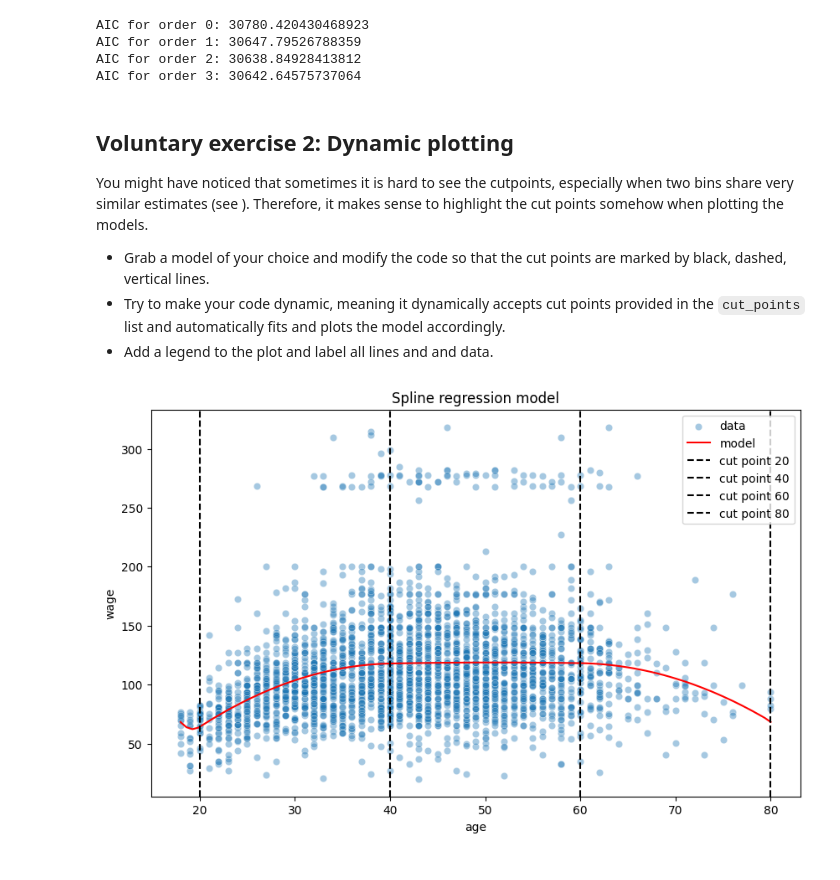
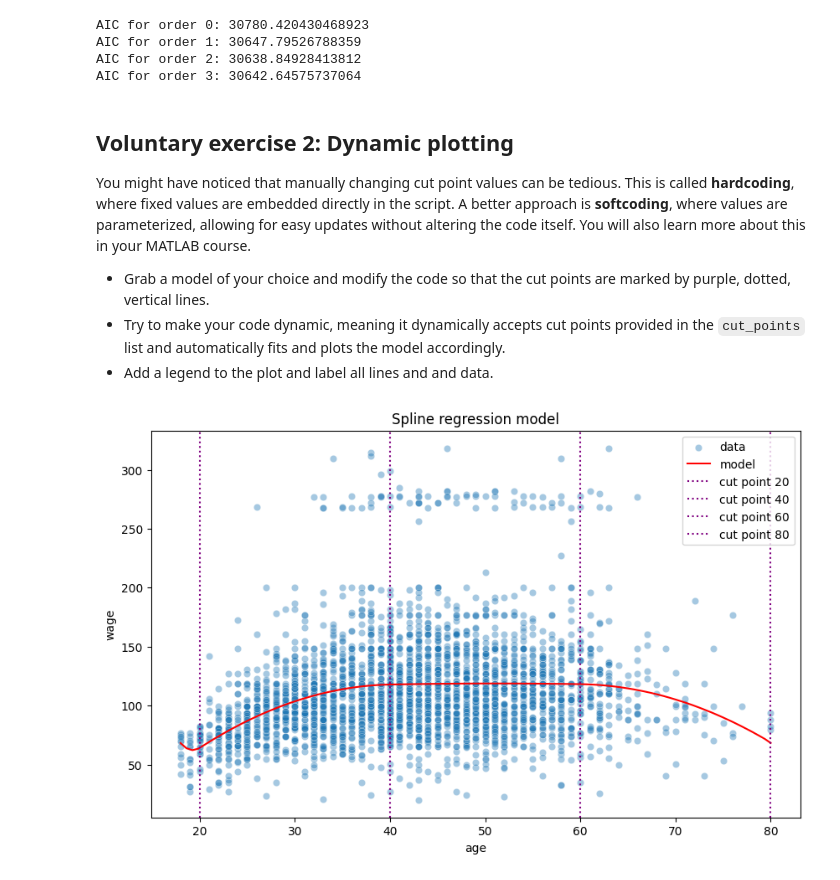
Before and after one commit to mibur1/psy111, a Jupyter notebook: book/statistics/9_Spline_Reg/3_Exercises.ipynb, the cells around one changed output. Drawn from its saved outputs; the diff is of its cells as text; code cells hidden in the pictures.

```diff
--- a/book/statistics/9_Spline_Reg/3_Exercises.ipynb
+++ b/book/statistics/9_Spline_Reg/3_Exercises.ipynb
@@ -197,39 +219,42 @@ AIC for order 3: 30642.64575737064
 # %% [markdown]
 ## Voluntary exercise 2: Dynamic plotting
 
-You might have noticed that sometimes it is hard to see the cutpoints, especially when two bins share very similar estimates (see ). Therefore, it makes sense to highlight the cut points somehow when plotting the models.
+You might have noticed that manually changing cut point values can be tedious. This is called **hardcoding**, where fixed values are embedded directly in the script. A better approach is **softcoding**, where values are parameterized, allowing for easy updates without altering the code itself. You will also learn more about this in your MATLAB course.
 
-- Grab a model of your choice and modify the code so that the cut points are marked by black, dashed, vertical lines.
+- Grab a model of your choice and modify the code so that the cut points are marked by purple, dotted, vertical lines.
 - Try to make your code dynamic, meaning it dynamically accepts cut points provided in the `cut_points` list and automatically fits and plots the model accordingly.
 - Add a legend to the plot and label all lines and and data.
 # %%
 # TODO: Voluntary exercise 2
 cut_points = (20,40,60,80)
 
 # Fit the model with custom knots
 transformed_age = patsy.dmatrix(f"bs(age, knots={str(cut_points)}, degree=2)",
                                 data={"age": df['age']},
                                 return_type='dataframe')
 
 model = sm.OLS(df['wage'], transformed_age)
 model_fit = model.fit()
 
-# Plot the model
-plt.figure(figsize=(10, 6))
+# Create vector of age values for prediction
 xp = np.linspace(df['age'].min(), df['age'].max(), 100)
-xp_trans = patsy.dmatrix("bs(xp, knots=(20,40,60,80), degree=2)",
+xp_trans = patsy.dmatrix(f"bs(xp, knots={str(cut_points)}, degree=2)",
                          data={"xp": xp},
                          return_type='dataframe')
 
 predictions = model_fit.predict(xp_trans)
 
-sns.scatterplot(data=df, x="age", y="wage", alpha=0.4, label="data")
-plt.plot(xp, predictions, color='red', label="model")
-plt.title("Spline regression model");
+# Plot the data and the fit
+fig, ax = plt.subplots(figsize=(10,6))
 
+sns.scatterplot(data=df, x="age", y="wage", alpha=0.4, label="data", ax=ax)
+ax.plot(xp, predictions, color='red', label="model")
+ax.set_title("Spline regression model")
+# Add vertical lines for the knots in a dynamic way
 for cut in cut_points:
-    plt.axvline(cut, color='black', linestyle='--', label=f"cut point {cut}")
+    ax.axvline(cut, color='purple', linestyle=':', label=f"cut point {cut}")
 
-plt.legend();
+ax.legend()
+plt.show()
 # %% [output]
-[figure, old version]
+[figure, new version]
```
Also changed, not shown: parts of 6 cells of this notebook, 1 other file.
